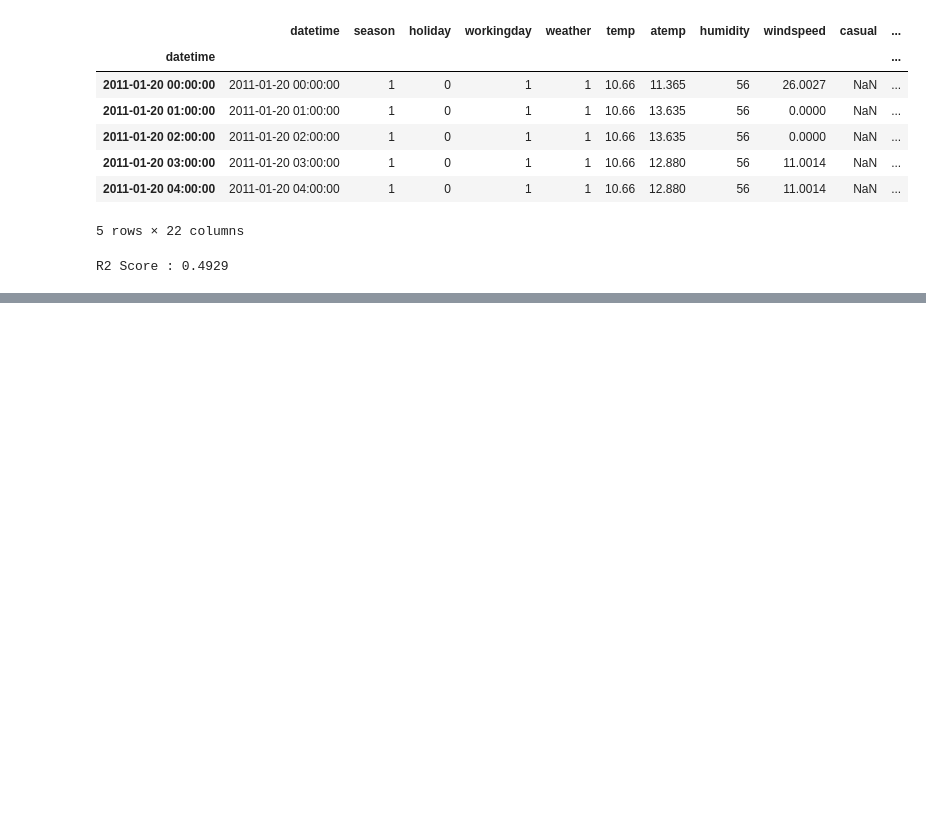
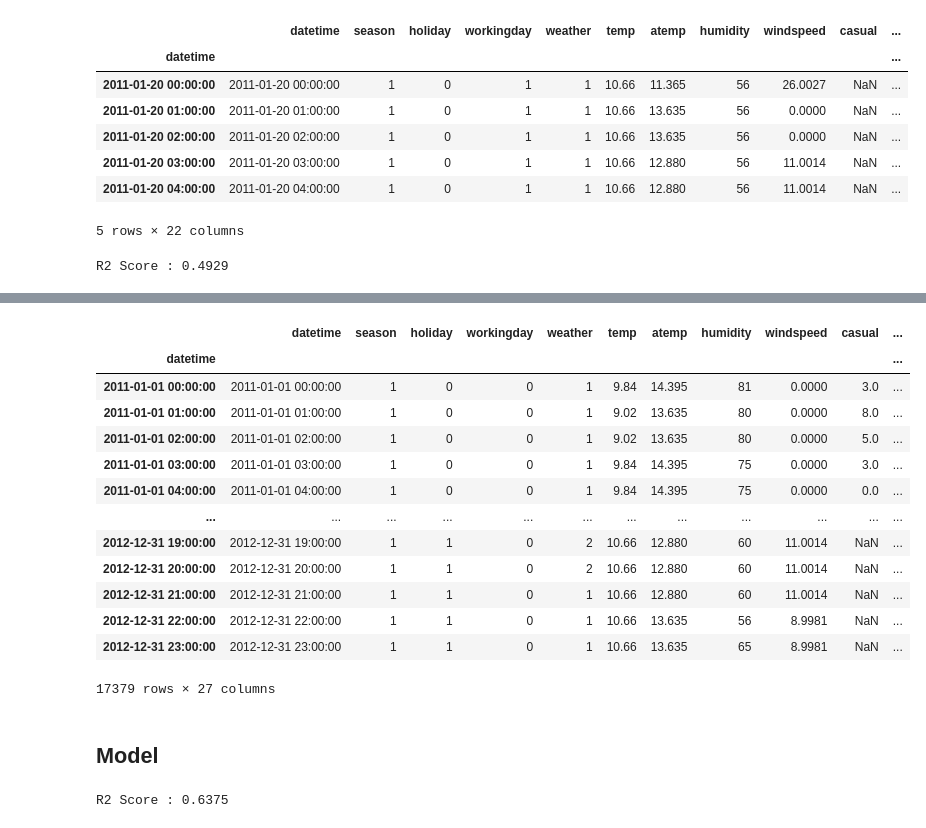
Before and after one commit to robert-min/bike_share_mlflow, a Jupyter notebook: eda.ipynb, the cells around one changed output, grey strips where cells are left out. Cells and saved outputs as stored; diff of their text form; code cells hidden in the pictures; blank space fills up the shorter version.

```diff
--- a/eda.ipynb
+++ b/eda.ipynb
@@ -254,0 +442,72 @@ R2 Score : 0.4929
+# %%
+def holiday_add(df):
+    if (df['month'] == 12) and (df['day'] == 24 or df['day'] == 31):
+        return 1
+    return df['holiday']
+
+all_df['holiday'] = all_df.apply(holiday_add, axis=1)
+# %%
+def workingday_remove(df):
+    if (df['month'] == 12) and (df['day'] == 24 or df['day'] == 31):
+        return 0
+    return df['workingday']
+
+all_df['workingday'] = all_df.apply(workingday_remove, axis=1)
+# %%
+def fit_add(df):
+    if (df['weather'] <= 2 and df['windspeed'] <= 20):
+        if (df['temp'] > 15 and df['temp'] <= 35):
+            return 1
+    return 0
+
+all_df['fit'] = all_df.apply(fit_add, axis=1)
+# %%
+def humid_add(df):
+    if df['humidity'] >= 70:
+        return 1
+    return 0
+
+all_df['humid'] = all_df.apply(humid_add, axis=1)
+# %%
+all_df
+# %% [output]
+|  | datetime | season | holiday | workingday | weather | temp | atemp | humidity | windspeed | casual | ... |
+| datetime |  |  |  |  |  |  |  |  |  |  | ... |
+| 2011-01-01 00:00:00 | 2011-01-01 00:00:00 | 1 | 0 | 0 | 1 | 9.84 | 14.395 | 81 | 0.0000 | 3.0 | ... |
+| 2011-01-01 01:00:00 | 2011-01-01 01:00:00 | 1 | 0 | 0 | 1 | 9.02 | 13.635 | 80 | 0.0000 | 8.0 | ... |
+| 2011-01-01 02:00:00 | 2011-01-01 02:00:00 | 1 | 0 | 0 | 1 | 9.02 | 13.635 | 80 | 0.0000 | 5.0 | ... |
+| 2011-01-01 03:00:00 | 2011-01-01 03:00:00 | 1 | 0 | 0 | 1 | 9.84 | 14.395 | 75 | 0.0000 | 3.0 | ... |
+| 2011-01-01 04:00:00 | 2011-01-01 04:00:00 | 1 | 0 | 0 | 1 | 9.84 | 14.395 | 75 | 0.0000 | 0.0 | ... |
+| ... | ... | ... | ... | ... | ... | ... | ... | ... | ... | ... | ... |
+| 2012-12-31 19:00:00 | 2012-12-31 19:00:00 | 1 | 1 | 0 | 2 | 10.66 | 12.880 | 60 | 11.0014 | NaN | ... |
+| 2012-12-31 20:00:00 | 2012-12-31 20:00:00 | 1 | 1 | 0 | 2 | 10.66 | 12.880 | 60 | 11.0014 | NaN | ... |
+| 2012-12-31 21:00:00 | 2012-12-31 21:00:00 | 1 | 1 | 0 | 1 | 10.66 | 12.880 | 60 | 11.0014 | NaN | ... |
+| 2012-12-31 22:00:00 | 2012-12-31 22:00:00 | 1 | 1 | 0 | 1 | 10.66 | 13.635 | 56 | 8.9981 | NaN | ... |
+| 2012-12-31 23:00:00 | 2012-12-31 23:00:00 | 1 | 1 | 0 | 1 | 10.66 | 13.635 | 65 | 8.9981 | NaN | ... |
+17379 rows × 27 columns
+# %% [markdown]
+## Model
+# %%
+from sklearn.model_selection import train_test_split
+train_df = all_df[:10886]
+test_df = all_df[10886:]
+
+
+ml_cols = [
+           'season', 'holiday', 'workingday', 'weather', 'temp',
+           'atemp', 'humidity', 'windspeed', 'day', 'month',
+           'year', 'hour', 'dow', 'woy', 'peaktime', 'fit', 'humid'
+]
+X_train, X_test, y_train, y_test = train_test_split(train_df[ml_cols], train_df['count_log'], test_size=0.2,
+                                                    shuffle=True, random_state=0)
+
+from sklearn.linear_model import LinearRegression
+from sklearn.metrics import r2_score
+
+model = LinearRegression()
+model.fit(X_train, y_train)
+preds = model.predict(X_test)
+
+print("R2 Score : {0:.4f}".format(r2_score(y_test, preds)))
+# %% [output]
+R2 Score : 0.6375
```
Also changed, not shown: parts of 17 cells of this notebook.
